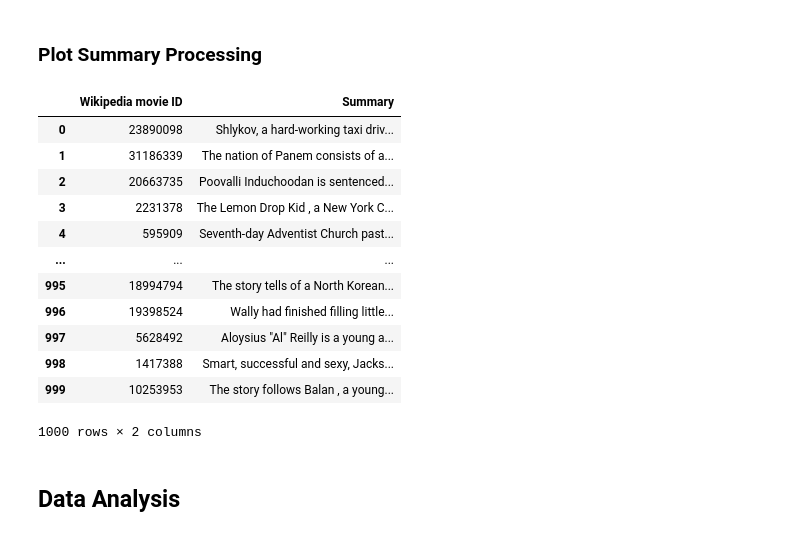
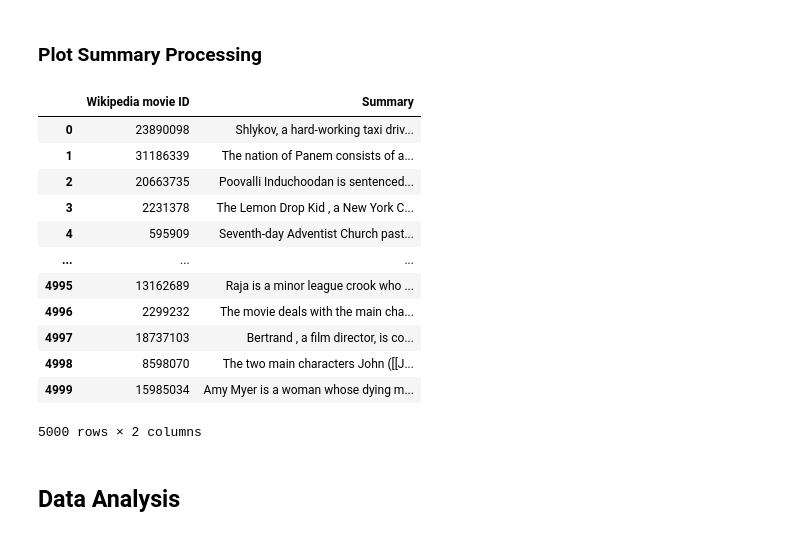
Before and after one commit to epfl-ada/ada-2022-project-datakungfu, a Jupyter notebook: pipeline.ipynb, the cells around one changed output. Cells and saved outputs as stored; diff of their text form; code cells hidden in the pictures.

```diff
--- a/pipeline.ipynb
+++ b/pipeline.ipynb
@@ -184,22 +185,22 @@ df_movie
 # %% [markdown]
 ### Plot Summary Processing
 # %%
-small_sample_summary = df_summary[:1000]
+small_sample_summary = df_summary[:5000]
 small_sample_summary
 # %% [output]
 |  | Wikipedia movie ID | Summary |
 | 0 | 23890098 | Shlykov, a hard-working taxi driv... |
 | 1 | 31186339 | The nation of Panem consists of a... |
 | 2 | 20663735 | Poovalli Induchoodan is sentenced... |
 | 3 | 2231378 | The Lemon Drop Kid , a New York C... |
 | 4 | 595909 | Seventh-day Adventist Church past... |
 | ... | ... | ... |
-| 995 | 18994794 | The story tells of a North Korean... |
-| 996 | 19398524 | Wally had finished filling little... |
-| 997 | 5628492 | Aloysius "Al" Reilly is a young a... |
-| 998 | 1417388 | Smart, successful and sexy, Jacks... |
-| 999 | 10253953 | The story follows Balan , a young... |
+| 4995 | 13162689 | Raja is a minor league crook who ... |
+| 4996 | 2299232 | The movie deals with the main cha... |
+| 4997 | 18737103 | Bertrand , a film director, is co... |
+| 4998 | 8598070 | The two main characters John ([[J... |
+| 4999 | 15985034 | Amy Myer is a woman whose dying m... |
-1000 rows × 2 columns
+5000 rows × 2 columns
 # %%
 stopWords = set(stopwords.words('english'))
 
```
Also changed, not shown: parts of 7 cells of this notebook, 1 other file.
